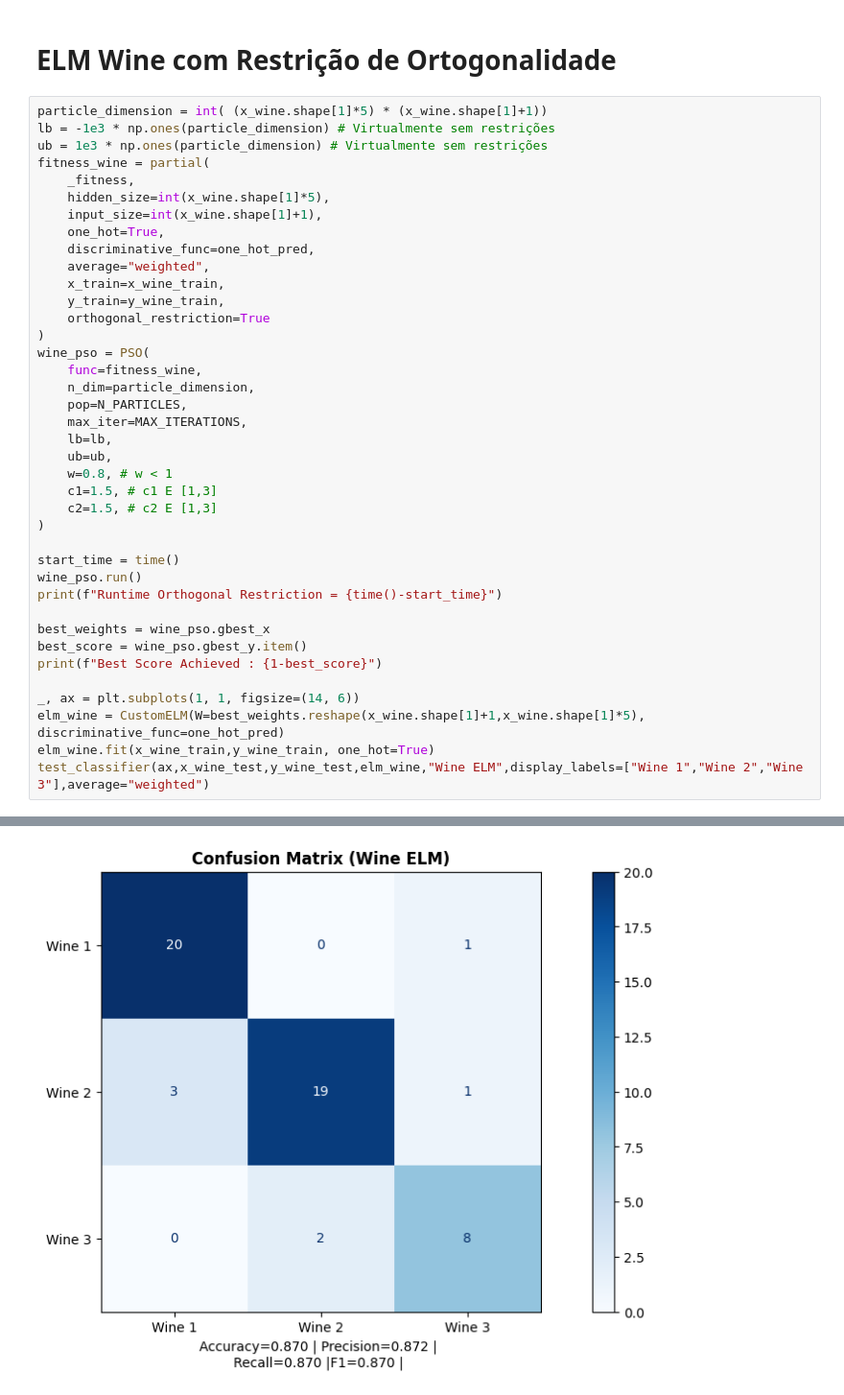
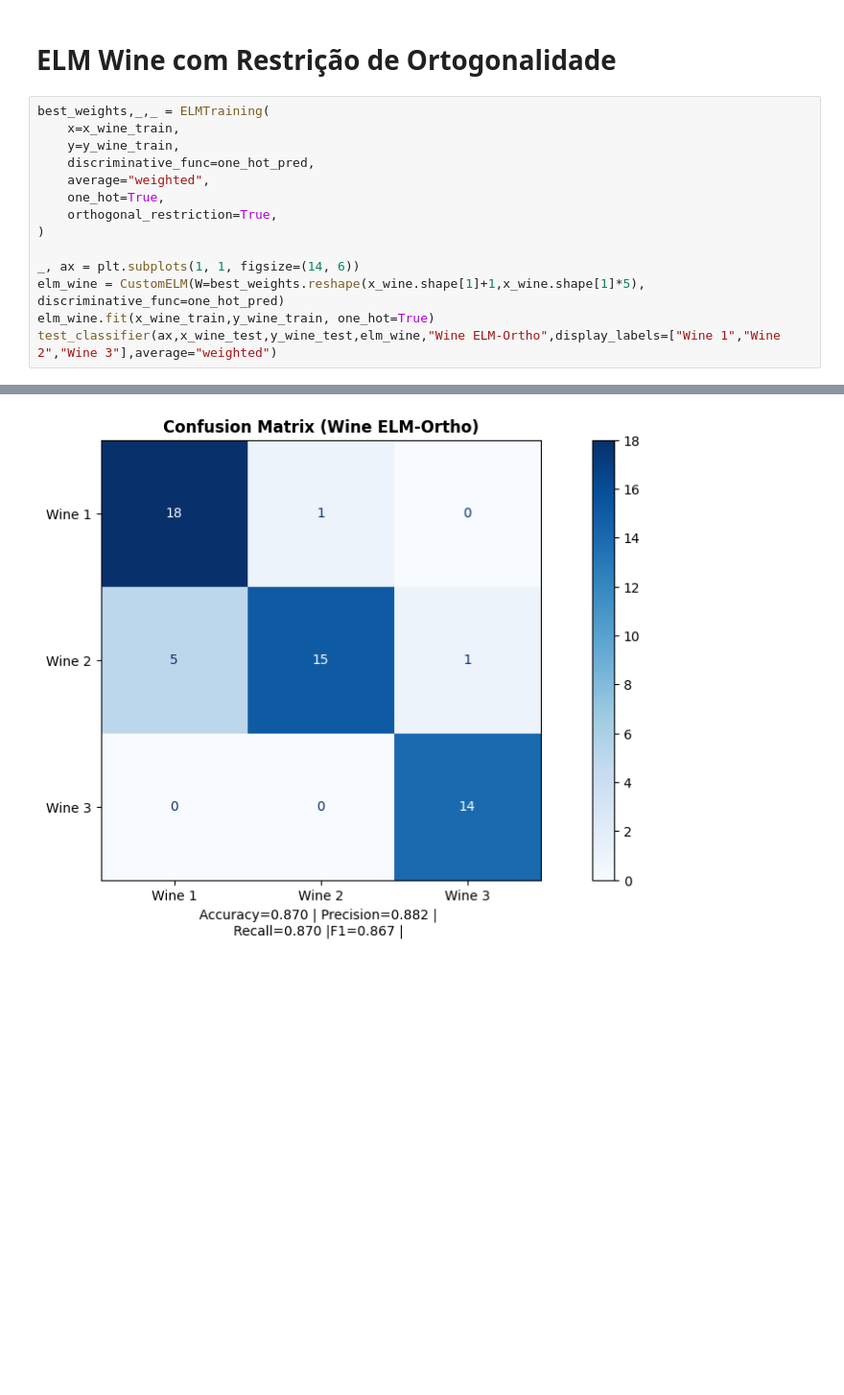
Before and after one commit to RemeLards/comp_natural, a Jupyter notebook: trab2/trab2.ipynb, the cells around one changed output, grey strips where cells are left out. Shown at 96% size. Saved outputs shown, nothing was run; the diff lists cells and outputs as text; blank space fills up the shorter version.

```diff
--- a/trab2/trab2.ipynb
+++ b/trab2/trab2.ipynb
@@ -405,42 +471,17 @@ Best Score Achieved : 942517900.3736658
 # %% [markdown]
 # ELM Wine com Restrição de Ortogonalidade
 # %%
-particle_dimension = int( (x_wine.shape[1]*5) * (x_wine.shape[1]+1))
-lb = -1e3 * np.ones(particle_dimension) # Virtualmente sem restrições
-ub = 1e3 * np.ones(particle_dimension) # Virtualmente sem restrições
-fitness_wine = partial(
-    _fitness,
-    hidden_size=int(x_wine.shape[1]*5),
-    input_size=int(x_wine.shape[1]+1),
-    one_hot=True,
+best_weights,_,_ = ELMTraining(
+    x=x_wine_train,
+    y=y_wine_train,
     discriminative_func=one_hot_pred,
     average="weighted",
-    x_train=x_wine_train,
-    y_train=y_wine_train,
-    orthogonal_restriction=True
+    one_hot=True,
+    orthogonal_restriction=True,
 )
-wine_pso = PSO(
-    func=fitness_wine,
-    n_dim=particle_dimension,
-    pop=N_PARTICLES,
-    max_iter=MAX_ITERATIONS,
-    lb=lb,
-    ub=ub,
-    w=0.8, # w < 1
-    c1=1.5, # c1 E [1,3]
-    c2=1.5, # c2 E [1,3]
-)
-
-start_time = time()
-wine_pso.run()
-print(f"Runtime Orthogonal Restriction = {time()-start_time}")
-
-best_weights = wine_pso.gbest_x
-best_score = wine_pso.gbest_y.item()
-print(f"Best Score Achieved : {1-best_score}")
 
 _, ax = plt.subplots(1, 1, figsize=(14, 6))
 elm_wine = CustomELM(W=best_weights.reshape(x_wine.shape[1]+1,x_wine.shape[1]*5), discriminative_func=one_hot_pred)
 elm_wine.fit(x_wine_train,y_wine_train, one_hot=True)
-test_classifier(ax,x_wine_test,y_wine_test,elm_wine,"Wine ELM",display_labels=["Wine 1","Wine 2","Wine 3"],average="weighted")
+test_classifier(ax,x_wine_test,y_wine_test,elm_wine,"Wine ELM-Ortho",display_labels=["Wine 1","Wine 2","Wine 3"],average="weighted")
 # %% [output]
@@ -449 +505 @@ Best Score Achieved : 277798485.7106091
-[figure, old version]
+[figure, new version]
```
Also changed, not shown: parts of 17 cells of this notebook, 2 other files.
